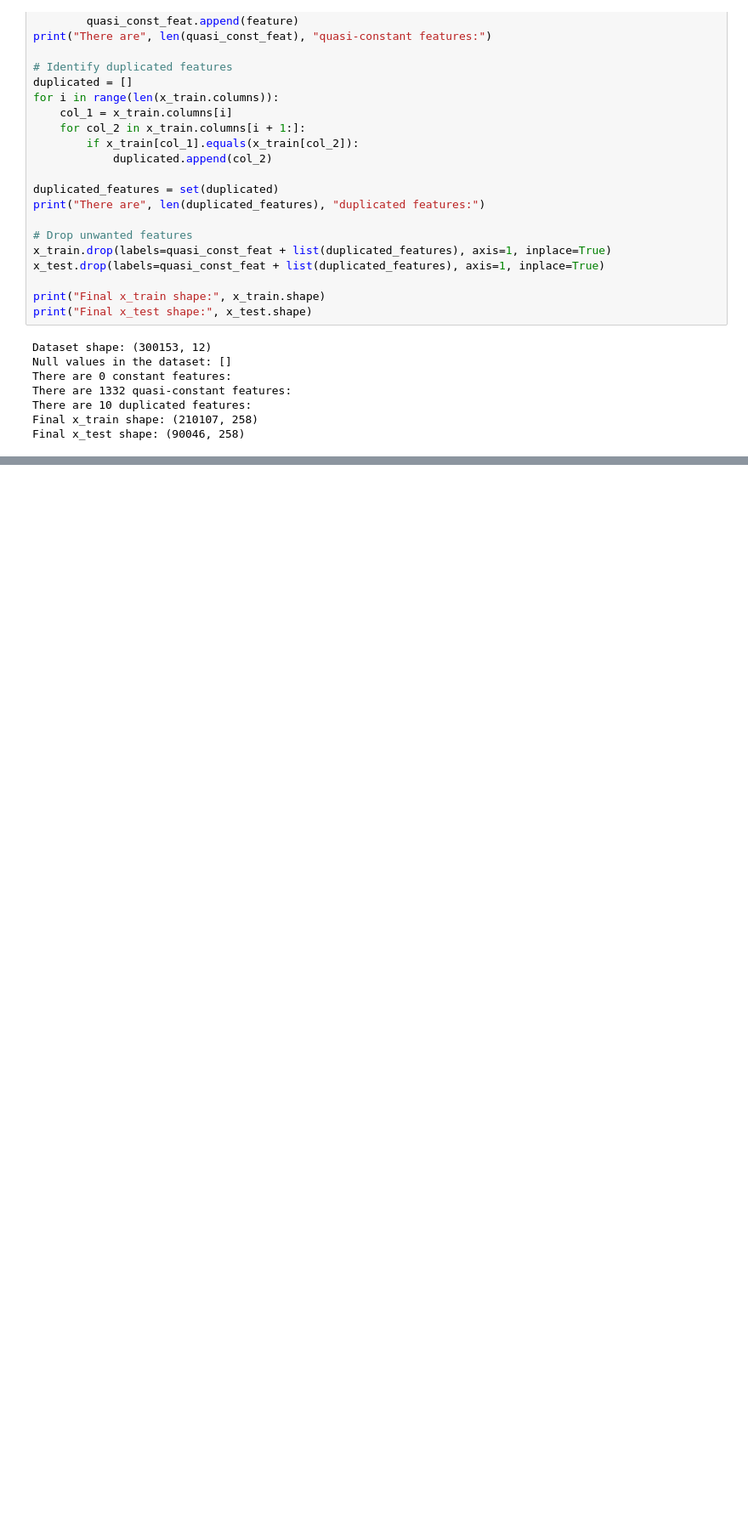
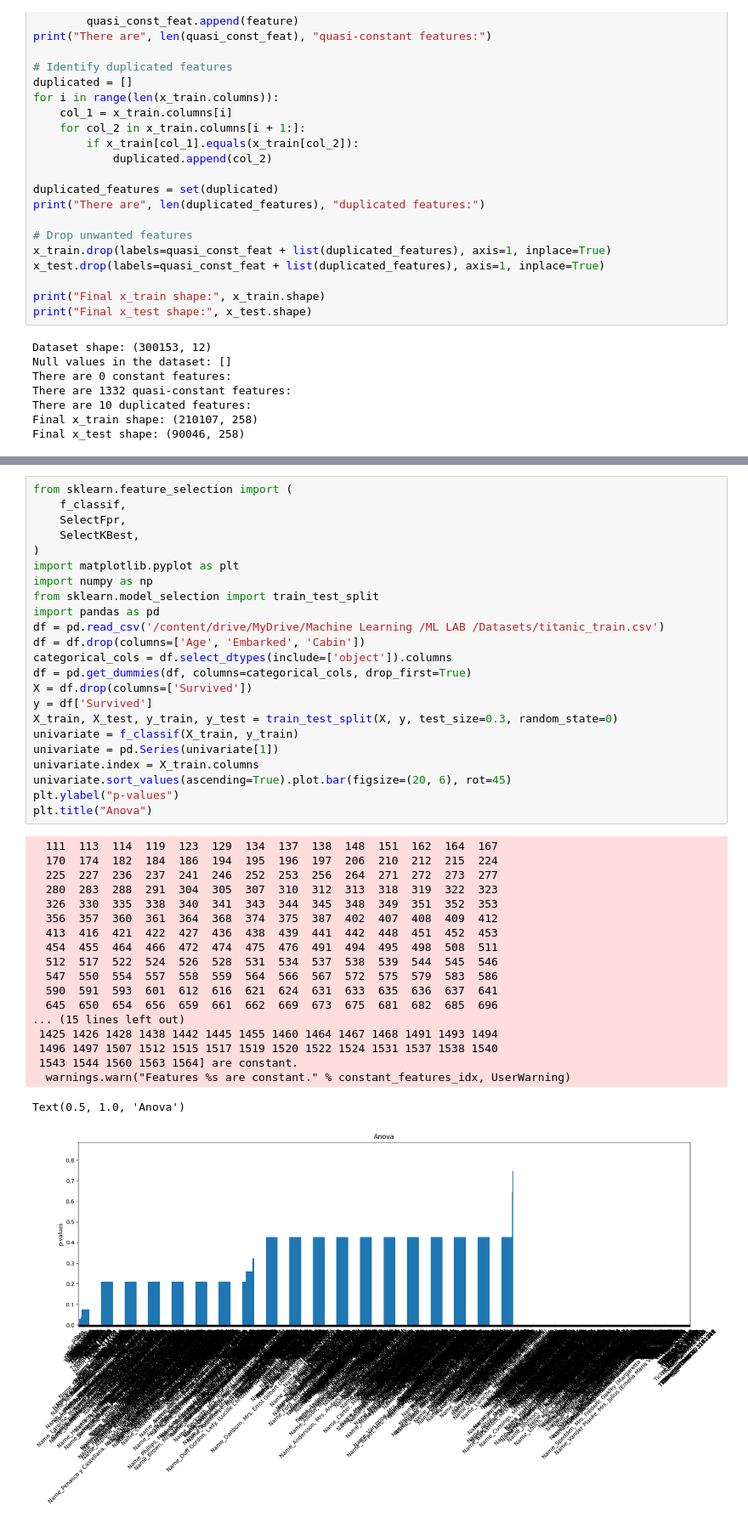
Before and after one commit to ramakrishnabhavana/Bhavana-sML, a Jupyter notebook: ML_Lab.ipynb, the cells around one changed output, grey strips where cells are left out. Shown at 85% size. Drawn from its saved outputs; the diff is of its cells as text; blank space fills up the shorter version.

```diff
--- a/ML_Lab.ipynb
+++ b/ML_Lab.ipynb
@@ -546,0 +795,43 @@ Final x_test shape: (90046, 258)
+# %%
+from sklearn.feature_selection import (
+    f_classif,
+    SelectFpr,
+    SelectKBest,
+)
+import matplotlib.pyplot as plt
+import numpy as np
+from sklearn.model_selection import train_test_split
+import pandas as pd
+df = pd.read_csv('/content/drive/MyDrive/Machine Learning /ML LAB /Datasets/titanic_train.csv')
+df = df.drop(columns=['Age', 'Embarked', 'Cabin'])
+categorical_cols = df.select_dtypes(include=['object']).columns
+df = pd.get_dummies(df, columns=categorical_cols, drop_first=True)
+X = df.drop(columns=['Survived'])
+y = df['Survived']
+X_train, X_test, y_train, y_test = train_test_split(X, y, test_size=0.3, random_state=0)
+univariate = f_classif(X_train, y_train)
+univariate = pd.Series(univariate[1])
+univariate.index = X_train.columns
+univariate.sort_values(ascending=True).plot.bar(figsize=(20, 6), rot=45)
+plt.ylabel("p-values")
+plt.title("Anova")
+# %% [output]
+  111  113  114  119  123  129  134  137  138  148  151  162  164  167
+  170  174  182  184  186  194  195  196  197  206  210  212  215  224
+  225  227  236  237  241  246  252  253  256  264  271  272  273  277
+  280  283  288  291  304  305  307  310  312  313  318  319  322  323
+  326  330  335  338  340  341  343  344  345  348  349  351  352  353
+  356  357  360  361  364  368  374  375  387  402  407  408  409  412
+  413  416  421  422  427  436  438  439  441  442  448  451  452  453
+  454  455  464  466  472  474  475  476  491  494  495  498  508  511
+  512  517  522  524  526  528  531  534  537  538  539  544  545  546
+  547  550  554  557  558  559  564  566  567  572  575  579  583  586
+  590  591  593  601  612  616  621  624  631  633  635  636  637  641
+  645  650  654  656  659  661  662  669  673  675  681  682  685  696
+... (15 lines left out)
+ 1425 1426 1428 1438 1442 1445 1455 1460 1464 1467 1468 1491 1493 1494
+ 1496 1497 1507 1512 1515 1517 1519 1520 1522 1524 1531 1537 1538 1540
+ 1543 1544 1560 1563 1564] are constant.
+  warnings.warn("Features %s are constant." % constant_features_idx, UserWarning)
+Text(0.5, 1.0, 'Anova')
+[figure, added]
```
Also changed, not shown: parts of 15 cells of this notebook.
